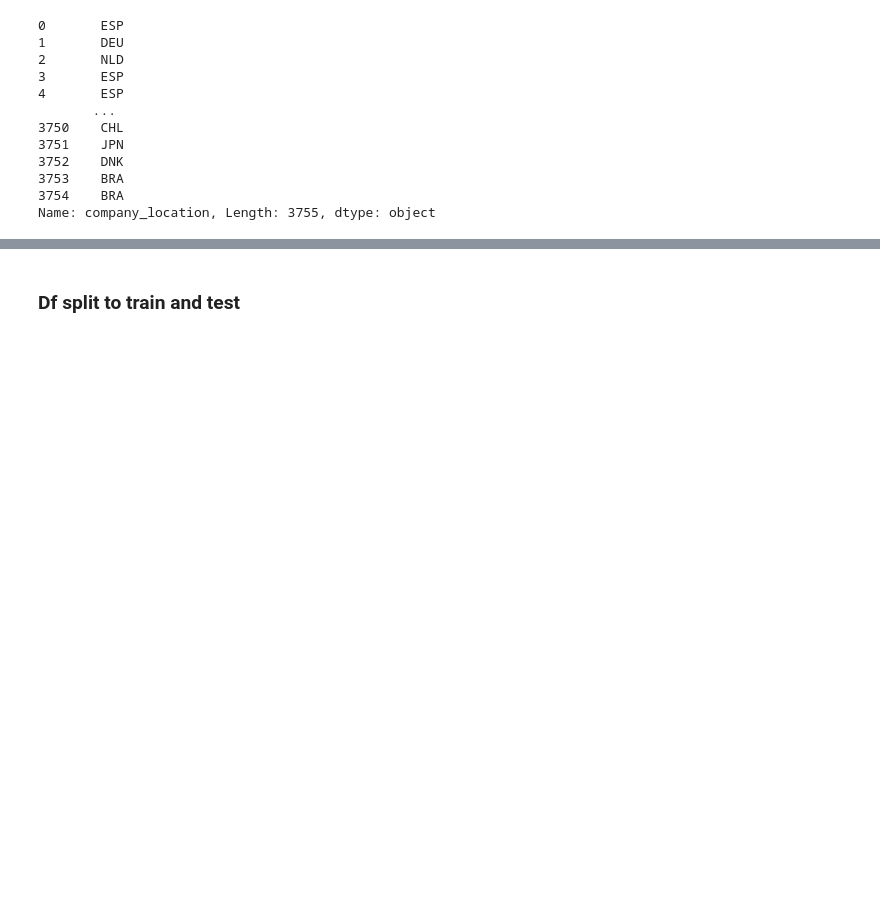
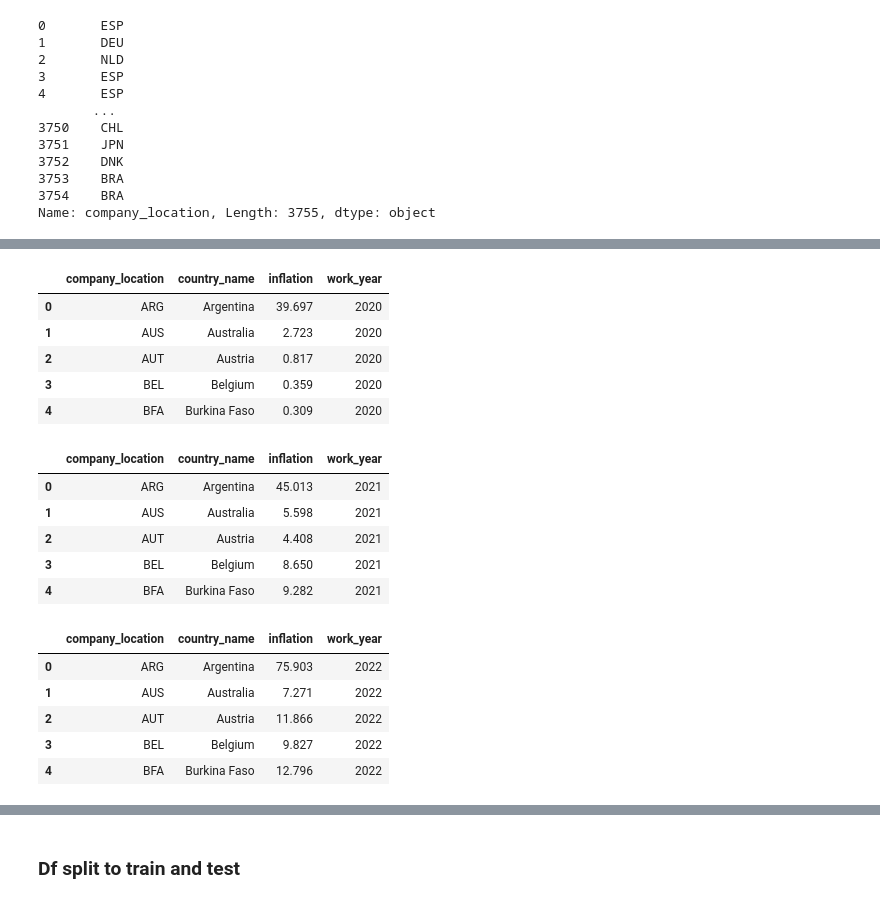
Before and after one commit to rvewebs/ds_salary, a Jupyter notebook: ds_salary.ipynb, the cells around one changed output, grey strips where cells are left out. Cells and saved outputs as stored; diff of their text form; code cells hidden in the pictures; blank space fills up the shorter version.

```diff
--- a/ds_salary.ipynb
+++ b/ds_salary.ipynb
@@ -401,0 +416,31 @@ MergeError: No common columns to perform merge on. Merge options: left_on=None,
+# %%
+def rename_cols(df, cols):
+    df.columns = cols
+    return df
+# %%
+cols = ['company_location', 'country_name', 'inflation', 'work_year']
+
+rename_cols(df_temp_2020, cols)
+rename_cols(df_temp_2021, cols)
+rename_cols(df_temp_2022, cols)
+
+display(df_temp_2020.head(), df_temp_2021.head(), df_temp_2022.head())
+# %% [output]
+|  | company_location | country_name | inflation | work_year |
+| 0 | ARG | Argentina | 39.697 | 2020 |
+| 1 | AUS | Australia | 2.723 | 2020 |
+| 2 | AUT | Austria | 0.817 | 2020 |
+| 3 | BEL | Belgium | 0.359 | 2020 |
+| 4 | BFA | Burkina Faso | 0.309 | 2020 |
+|  | company_location | country_name | inflation | work_year |
+| 0 | ARG | Argentina | 45.013 | 2021 |
+| 1 | AUS | Australia | 5.598 | 2021 |
+| 2 | AUT | Austria | 4.408 | 2021 |
+| 3 | BEL | Belgium | 8.650 | 2021 |
+| 4 | BFA | Burkina Faso | 9.282 | 2021 |
+|  | company_location | country_name | inflation | work_year |
+| 0 | ARG | Argentina | 75.903 | 2022 |
+| 1 | AUS | Australia | 7.271 | 2022 |
+| 2 | AUT | Austria | 11.866 | 2022 |
+| 3 | BEL | Belgium | 9.827 | 2022 |
+| 4 | BFA | Burkina Faso | 12.796 | 2022 |
```
Also changed, not shown: parts of 9 cells of this notebook.
